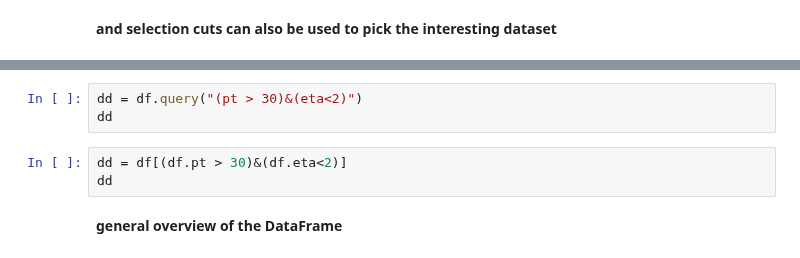
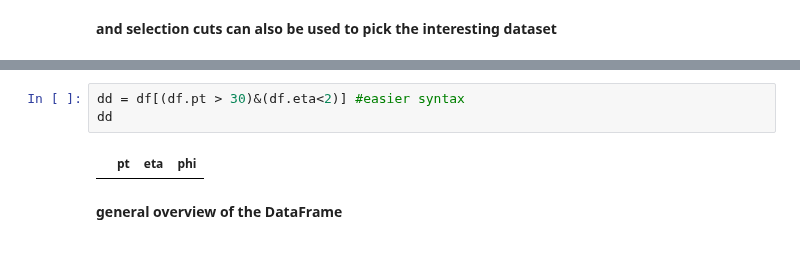
Before and after one commit to Matteo-Bellino/SMATEP_Project, a Jupyter notebook: exercises/Exercise0/Exercise0_BELLINO.ipynb, the cells around one changed output, grey strips where cells are left out. Saved outputs shown, nothing was run; the diff lists cells and outputs as text.

```diff
--- a/exercises/Exercise0/Exercise0_BELLINO.ipynb
+++ b/exercises/Exercise0/Exercise0_BELLINO.ipynb
@@ -681,9 +777,8 @@ dd
 # %%
-dd = df.query("(pt > 30)&(eta<2)")
+dd = df[(df.pt > 30)&(df.eta<2)] #easier syntax
 dd
+# %% [output]
+|  | pt | eta | phi |
-# %%
-dd = df[(df.pt > 30)&(df.eta<2)]
-dd
 # %% [markdown]
 **general overview of the DataFrame**
 # %%
```
Also changed, not shown: parts of 8 cells of this notebook, 1 other file.
